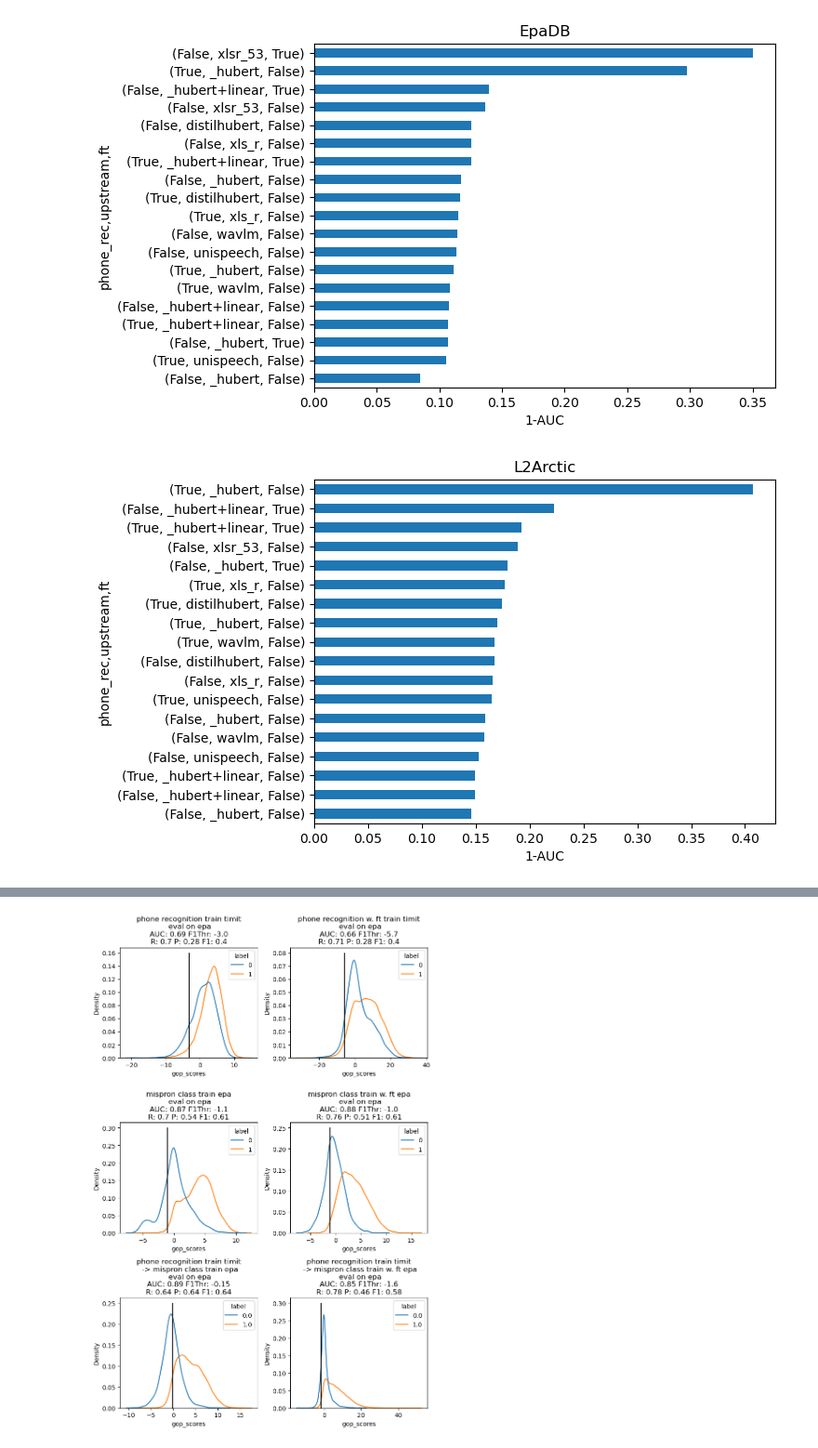
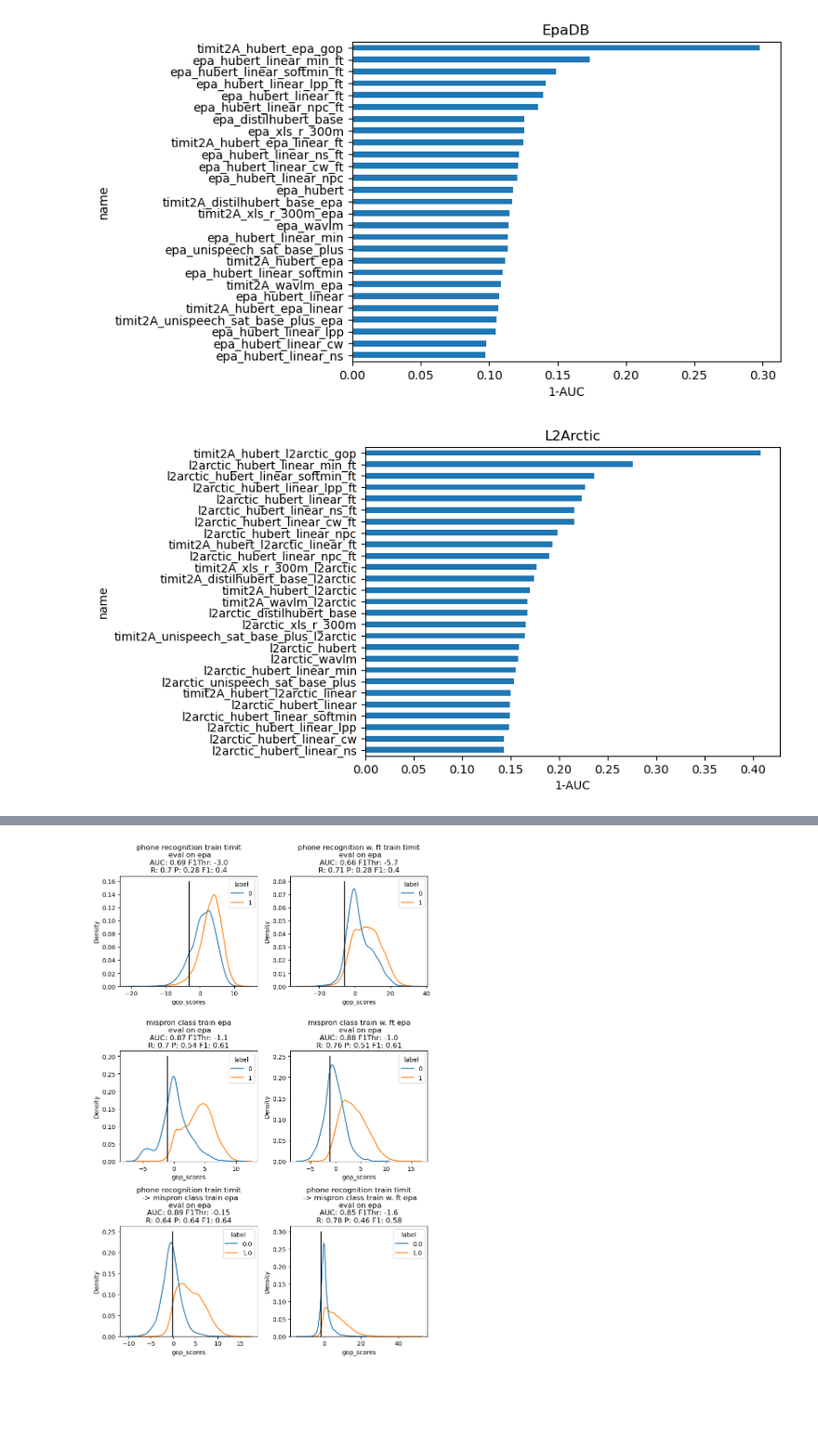
Before and after one commit to pabloriera/s3prl, a Jupyter notebook: s3prl/downstream/pronscor_classification/Plots.ipynb, the cells around one changed output, grey strips where cells are left out. Shown at 93% size. Cells and saved outputs as stored; diff of their text form; code cells hidden in the pictures; blank space fills up the shorter version.

```diff
--- a/s3prl/downstream/pronscor_classification/Plots.ipynb
+++ b/s3prl/downstream/pronscor_classification/Plots.ipynb
@@ -12,19 +12,25 @@ dfs = []
 upstreams = ['wav2vec2', '_hubert', 'distilhubert', 'xlsr_53', 'unispeech', 'xls_r', 'wavlm' ]
 
 paths = list(Path('../../result/').rglob('metrics_table_test.pickle'))+ \
+list(Path('../../result_ene_27/').rglob('metrics_table_test.pickle'))+ \
 list(Path('../../result_tullamore/').rglob('metrics_table_test.pickle'))+ \
 list(Path('../../result_ene_24_timit2A/').rglob('metrics_table_test.pickle'))+\
 list(Path('../../result_ene_20_useme/').rglob('metrics_table_test.pickle'))
-
+print
 for p in paths:
     name = p.parts[-2]
     path = p.parts[-4]
     df = pd.read_pickle(p)
     if not 'timit_' in name and not 'testigo' in name and not 'v2' in name:
+        trampa = False
         if isinstance(df.iloc[0]['F1Score'],np.ndarray):
-            print(name)
+            df['F1Score'] = df['F1Score'].map(max)
+            trampa = True
+            print('F1 TRAMPA',name)
+
         df['name']=name
         df['path']=path
+
         df['db'] = 'l2arctic' if 'l2arctic' in name else 'epadb'
         df['phone_rec'] = True if 'timit2A' in name else False
         df['ft'] = True if '_ft' in name else False
@@ -34,6 +40,8 @@ for p in paths:
 
         if 'linear' in name:
             df['upstream']+='+linear'
+        if trampa:
+            df['upstream']+='+TRAMPA'
         df = df.set_index(['phone_rec', 'upstream','ft','db'],append=True)
         df = df.swaplevel(0,-1)
         dfs.append(df)
@@ -59,21 +68,30 @@ df
 # %%
+plt.figure()
+df.xs('epadb',level=0).xs('all', level=3).set_index('name')['1-AUC'].sort_values().plot.barh();
+plt.xlabel('1-AUC')
+plt.title('EpaDB');
+plt.figure()
+df.xs('l2arctic',level=0).xs('all', level=3).set_index('name')['1-AUC'].sort_values().plot.barh();
+plt.xlabel('1-AUC')
+plt.title('L2Arctic');
+
 plt.figure()
 df.xs('epadb',level=0).xs('all', level=3)['1-AUC'].sort_values().plot.barh();
 plt.xlabel('1-AUC')
 plt.title('EpaDB');
 plt.figure()
 df.xs('l2arctic',level=0).xs('all', level=3)['1-AUC'].sort_values().plot.barh();
 plt.xlabel('1-AUC')
 plt.title('L2Arctic');
 
 plt.figure()
 df.xs('epadb',level=0).xs('all', level=3)['F1Score'].sort_values().plot.barh();
 plt.xlabel('F1Score')
 plt.title('EpaDB');
 plt.figure()
 df.xs('l2arctic',level=0).xs('all', level=3)['F1Score'].sort_values().plot.barh();
 plt.title('L2Arctic');
 plt.xlabel('F1Score');
 # %% [output]
-[figure, old version]
+[figure, new version]
-[figure, old version]
+[figure, new version]
```
Also changed, not shown: parts of 3 cells of this notebook, 7 other files.
